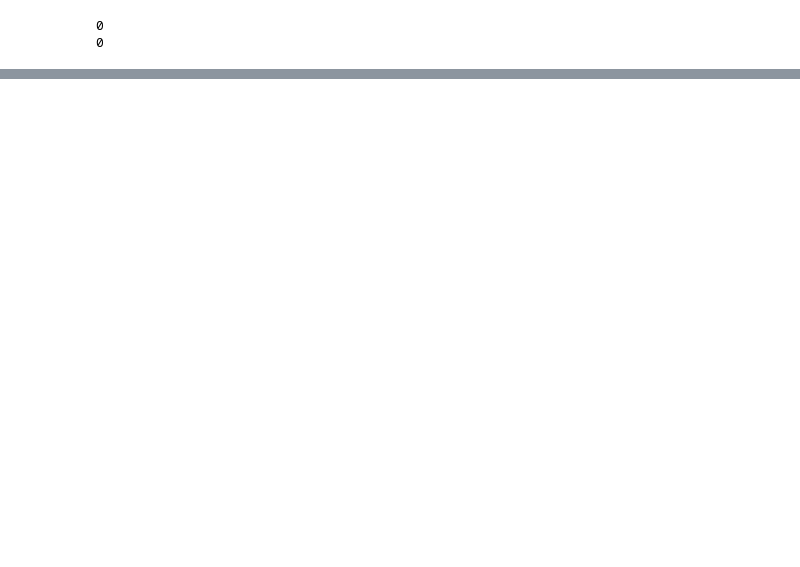
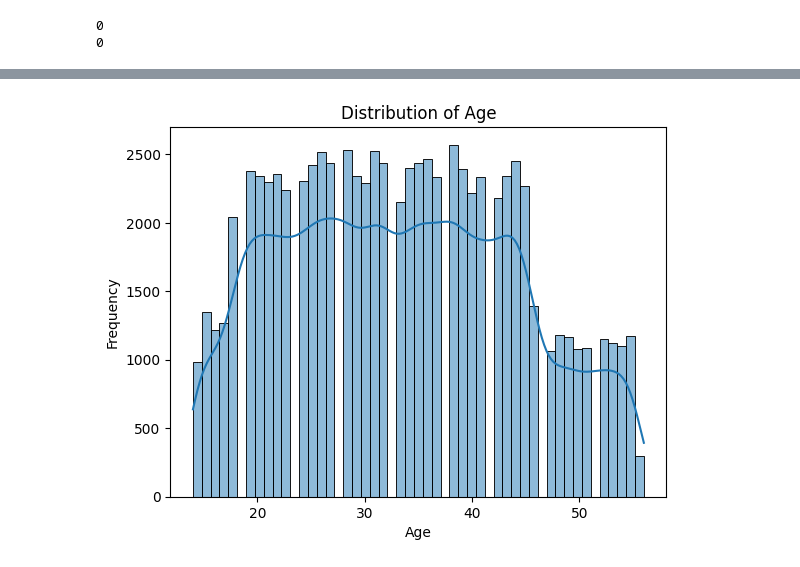
Before and after one commit to zizo155/Credit-Score-Classification, a Jupyter notebook: Credit Score Classification.ipynb, the cells around one changed output, grey strips where cells are left out. Cells and saved outputs as stored; diff of their text form; code cells hidden in the pictures; blank space fills up the shorter version.

```diff
--- a/Credit Score Classification.ipynb
+++ b/Credit Score Classification.ipynb
@@ -651,11 +651,11 @@ df_train['Credit_History_Age'].head()
 Name: Credit_History_Age, dtype: object
 # %%
 # Extract years and months
-df_train['Years'] = df_train['Credit_History_Age'].str.extract(r'(\d+) Years').astype(float)
-df_train['Months'] = df_train['Credit_History_Age'].str.extract(r'(\d+) Months').astype(float)
+df_train['Years'] = df_train['Credit_History_Age'].str.extract(r'(\d+) Years').astype('float64')
+df_train['Months'] = df_train['Credit_History_Age'].str.extract(r'(\d+) Months').astype('float64')
 
-df_test['Years'] = df_test['Credit_History_Age'].str.extract(r'(\d+) Years').astype(float)
-df_test['Months'] = df_test['Credit_History_Age'].str.extract(r'(\d+) Months').astype(float)
+df_test['Years'] = df_test['Credit_History_Age'].str.extract(r'(\d+) Years').astype('float64')
+df_test['Months'] = df_test['Credit_History_Age'].str.extract(r'(\d+) Months').astype('float64')
 
 
 # Convert years to months and add to months
@@ -694,8 +694,8 @@ df_train['Amount_invested_monthly'].head()
 Name: Amount_invested_monthly, dtype: object
 # %%
 # Convert "Amount_invested_monthly" to float
-df_train['Amount_invested_monthly'] = pd.to_numeric(df_train['Amount_invested_monthly'], errors='coerce').astype(float)
-df_test['Amount_invested_monthly'] = pd.to_numeric(df_test['Amount_invested_monthly'], errors='coerce').astype(float)
+df_train['Amount_invested_monthly'] = pd.to_numeric(df_train['Amount_invested_monthly'], errors='coerce').astype('float64')
+df_test['Amount_invested_monthly'] = pd.to_numeric(df_test['Amount_invested_monthly'], errors='coerce').astype('float64')
 
 # Replace NaN values with 0
 df_train['Amount_invested_monthly'].fillna(0, inplace=True)
@@ -724,8 +724,8 @@ df_train['Monthly_Balance'].head()
 Name: Monthly_Balance, dtype: object
 # %%
 # Convert "Amount_invested_monthly" to float
-df_train['Monthly_Balance'] = pd.to_numeric(df_train['Monthly_Balance'], errors='coerce').astype(float)
-df_test['Monthly_Balance'] = pd.to_numeric(df_test['Monthly_Balance'], errors='coerce').astype(float)
+df_train['Monthly_Balance'] = pd.to_numeric(df_train['Monthly_Balance'], errors='coerce').astype('float64')
+df_test['Monthly_Balance'] = pd.to_numeric(df_test['Monthly_Balance'], errors='coerce').astype('float64')
 
 # Replace NaN values with 0
 df_train['Monthly_Balance'].fillna(0, inplace=True)
@@ -761,4 +762,7 @@ Good        17828
 Name: Credit_Score, dtype: int64
+# %%
+df_train['Delay_from_due_date'] = df_train['Delay_from_due_date'].apply(lambda x: max(0, x))
+df_test['Delay_from_due_date'] = df_test['Delay_from_due_date'].apply(lambda x: max(0, x))
 # %%
 df_train.info()
 # %% [output]
@@ -801,0 +826,9 @@ memory usage: 8.9+ MB
+# %%
+# Histogram for Age
+sns.histplot(df_train['Age'], kde=True )
+plt.title('Distribution of Age')
+plt.xlabel('Age')
+plt.ylabel('Frequency')
+plt.show()
+# %% [output]
+[figure, added]
```
Also changed, not shown: parts of 49 cells of this notebook.
